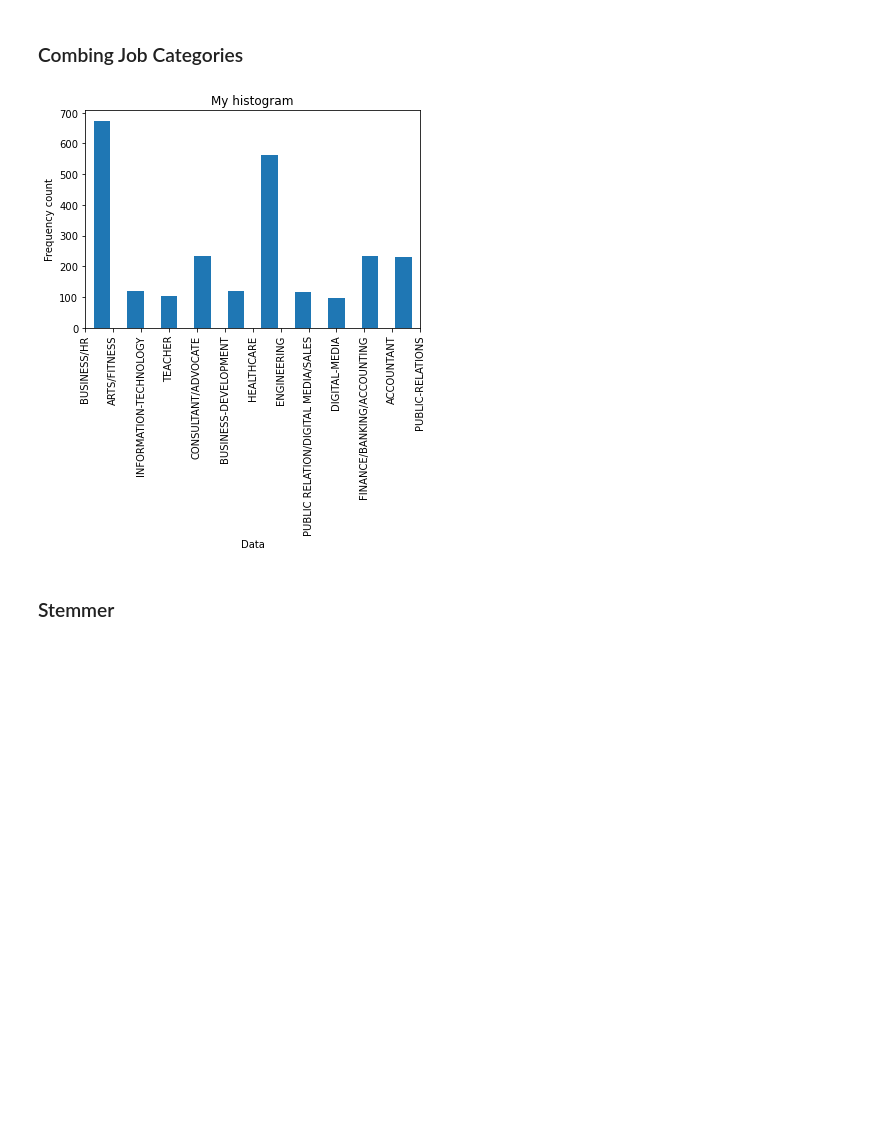
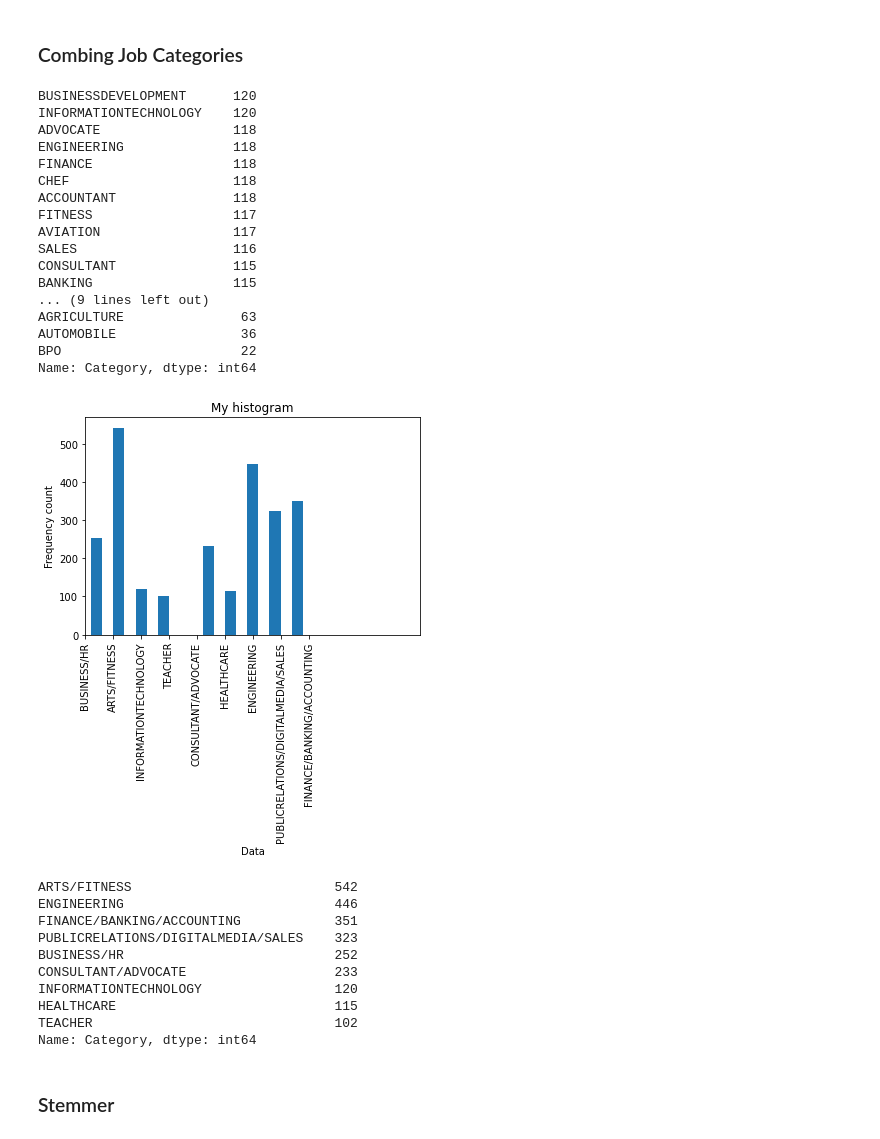
Before and after one commit to UTD-AIS-Mentorship/Resume-Grading-and-Job-Recommendation-Fall-22, a Jupyter notebook: ResumeClassification/ResumeTypeClassifcation.ipynb, the cells around one changed output. Saved outputs shown, nothing was run; the diff lists cells and outputs as text; code cells hidden in the pictures; blank space fills up the shorter version.

Commit message:
Updated category feature engineering

```diff
--- a/ResumeClassification/ResumeTypeClassifcation.ipynb
+++ b/ResumeClassification/ResumeTypeClassifcation.ipynb
@@ -63,26 +64,59 @@ resumeData
 # %% [markdown]
 ### Combing Job Categories
 # %%
+resumeData['Category'] = resumeData['Category'].apply(lambda x: re.sub(r'[\W\s_-]', '', x.upper()))
+
+print(resumeData.Category.value_counts())
+
 #Combining Categories to reduce number of classes
-resumeData['Category'] = resumeData['Category'].replace(['FINANCE','BANKING', 'ACCOUNTING'],'FINANCE/BANKING/ACCOUNTING')
+resumeData['Category'] = resumeData['Category'].replace(['FINANCE','BANKING', 'ACCOUNTING','ACCOUNTANT'],'FINANCE/BANKING/ACCOUNTING')
 resumeData['Category'] = resumeData['Category'].replace(['ARTS','DESIGNER', 'APPAREL','FITNESS', 'CHEF'],'ARTS/FITNESS')
-resumeData['Category'] = resumeData['Category'].replace(['BUSINESS DEVELOPMENT','HR', 'BPO'],'BUSINESS/HR')
+resumeData['Category'] = resumeData['Category'].replace(['BUSINESSDEVELOPMENT','HR', 'BPO'],'BUSINESS/HR')
 resumeData['Category'] = resumeData['Category'].replace(['AUTOMOBILE','ENGINEERING', 'CONSTRUCTION', 'AVIATION', 'AGRICULTURE'],'ENGINEERING')
-resumeData['Category'] = resumeData['Category'].replace(['PUBLIC RELATION','DIGITAL MEDIA', 'SALES'],'PUBLIC RELATION/DIGITAL MEDIA/SALES')
+resumeData['Category'] = resumeData['Category'].replace(['PUBLICRELATIONS','DIGITALMEDIA', 'SALES'],'PUBLICRELATIONS/DIGITALMEDIA/SALES')
 resumeData['Category'] = resumeData['Category'].replace(['CONSULTANT','ADVOCATE'],'CONSULTANT/ADVOCATE')
 
 
 #New Histogram
 plt.xticks(rotation = 90)
 plt.xlim([0, 12])
 plt.hist(resumeData['Category'],
          rwidth = 0.5)
 plt.ylabel('Frequency count')
 plt.xlabel('Data');
 plt.title('My histogram')
 plt.show()
+
+resumeData.Category.value_counts()
 # %% [output]
+BUSINESSDEVELOPMENT      120
+INFORMATIONTECHNOLOGY    120
+ADVOCATE                 118
+ENGINEERING              118
+FINANCE                  118
+CHEF                     118
+ACCOUNTANT               118
+FITNESS                  117
+AVIATION                 117
+SALES                    116
+CONSULTANT               115
+BANKING                  115
+... (9 lines left out)
+AGRICULTURE               63
+AUTOMOBILE                36
+BPO                       22
+Name: Category, dtype: int64
-[figure, old version]
+[figure, new version]
+ARTS/FITNESS                          542
+ENGINEERING                           446
+FINANCE/BANKING/ACCOUNTING            351
+PUBLICRELATIONS/DIGITALMEDIA/SALES    323
+BUSINESS/HR                           252
+CONSULTANT/ADVOCATE                   233
+INFORMATIONTECHNOLOGY                 120
+HEALTHCARE                            115
+TEACHER                               102
+Name: Category, dtype: int64
 # %% [markdown]
 ### Stemmer
 # %%
```
Also changed, not shown: parts of 1 cell of this notebook.
